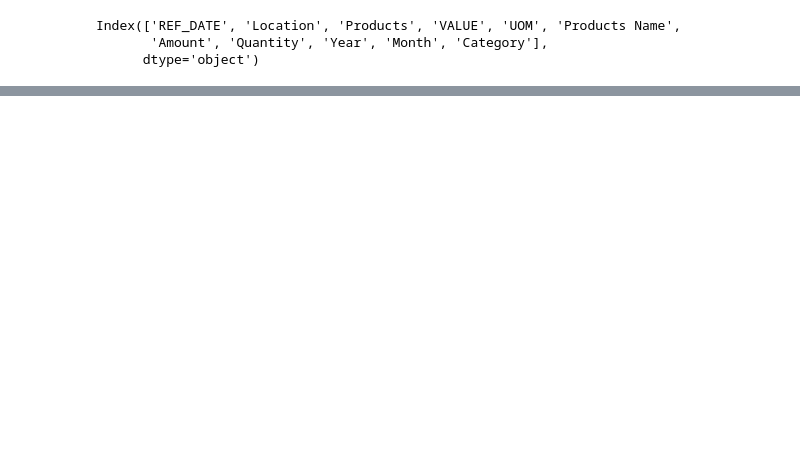
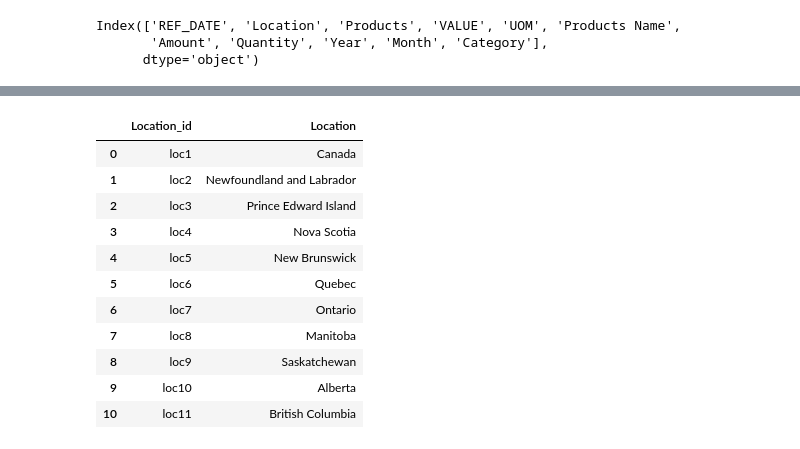
Before and after one commit to RimpleDabas/Inflation-Analysis, a Jupyter notebook: ET.ipynb, the cells around one changed output, grey strips where cells are left out. Drawn from its saved outputs; the diff is of its cells as text; code cells hidden in the pictures; blank space fills up the shorter version.

```diff
--- a/ET.ipynb
+++ b/ET.ipynb
@@ -232,0 +311,15 @@ df.sample(10)
+# %%
+Location_df
+# %% [output]
+|  | Location_id | Location |
+| 0 | loc1 | Canada |
+| 1 | loc2 | Newfoundland and Labrador |
+| 2 | loc3 | Prince Edward Island |
+| 3 | loc4 | Nova Scotia |
+| 4 | loc5 | New Brunswick |
+| 5 | loc6 | Quebec |
+| 6 | loc7 | Ontario |
+| 7 | loc8 | Manitoba |
+| 8 | loc9 | Saskatchewan |
+| 9 | loc10 | Alberta |
+| 10 | loc11 | British Columbia |
```
Also changed, not shown: parts of 24 cells of this notebook.
